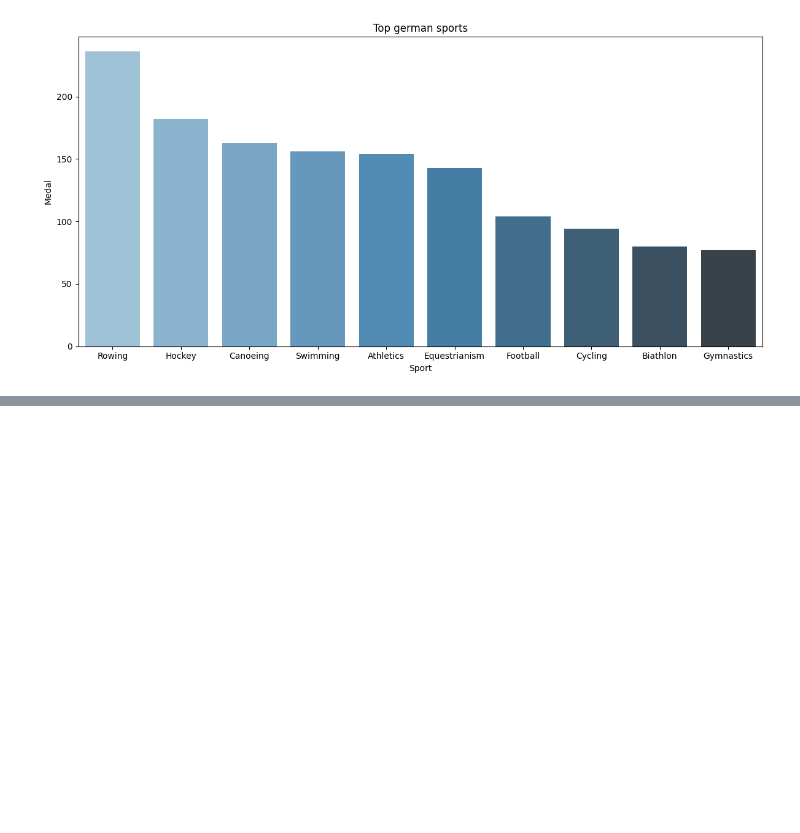
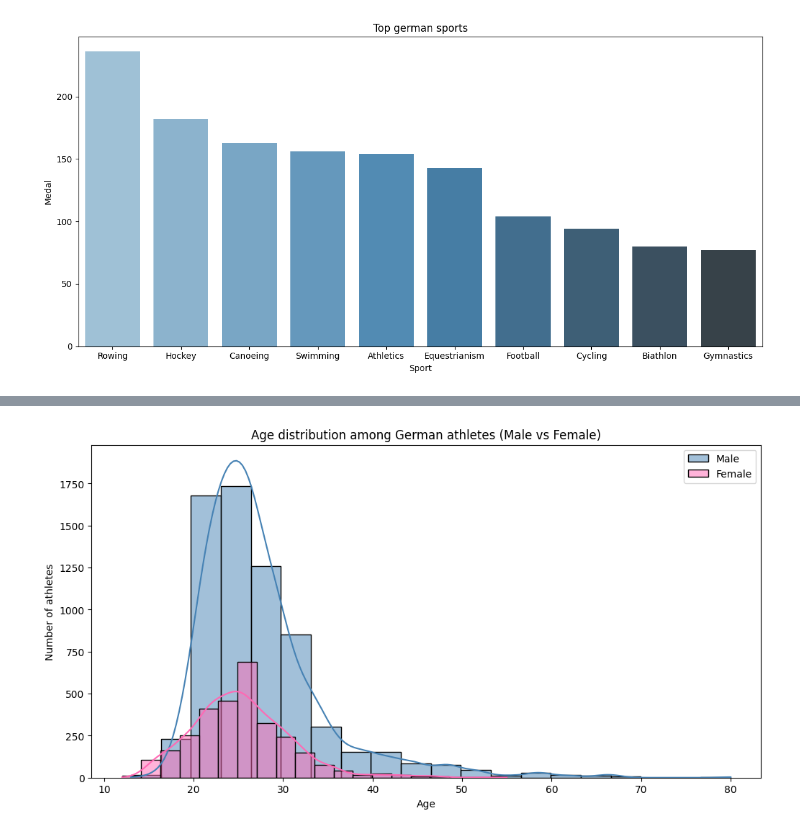
Before and after one commit to SebastianPetersson/Project_OS, a Jupyter notebook: Projekt_OS_Tyskland.ipynb, the cells around one changed output, grey strips where cells are left out. Saved outputs shown, nothing was run; the diff lists cells and outputs as text; code cells hidden in the pictures; blank space fills up the shorter version.

```diff
--- a/Projekt_OS_Tyskland.ipynb
+++ b/Projekt_OS_Tyskland.ipynb
@@ -29,0 +49,13 @@ plt.tight_layout()
+# %%
+# personal note: alpha gör staplarna genomskinliga så man kan se båda samtidigt
+
+plt.figure(figsize=(12,6))
+sns.histplot(data=germany_age[germany_age['Sex'] == 'M'], x='Age', bins=20, kde=True, color='steelblue', label='Male', alpha=0.5)
+sns.histplot(data=germany_age[germany_age['Sex'] == 'F'], x='Age', bins=20, kde=True, color='hotpink', label='Female', alpha=0.5)
+plt.title('Age distribution among German athletes (Male vs Female)')
+plt.xlabel('Age')
+plt.ylabel('Number of athletes')
+plt.legend()
+plt.show()
+# %% [output]
+[figure, added]
```
Also changed, not shown: parts of 2 cells of this notebook.
